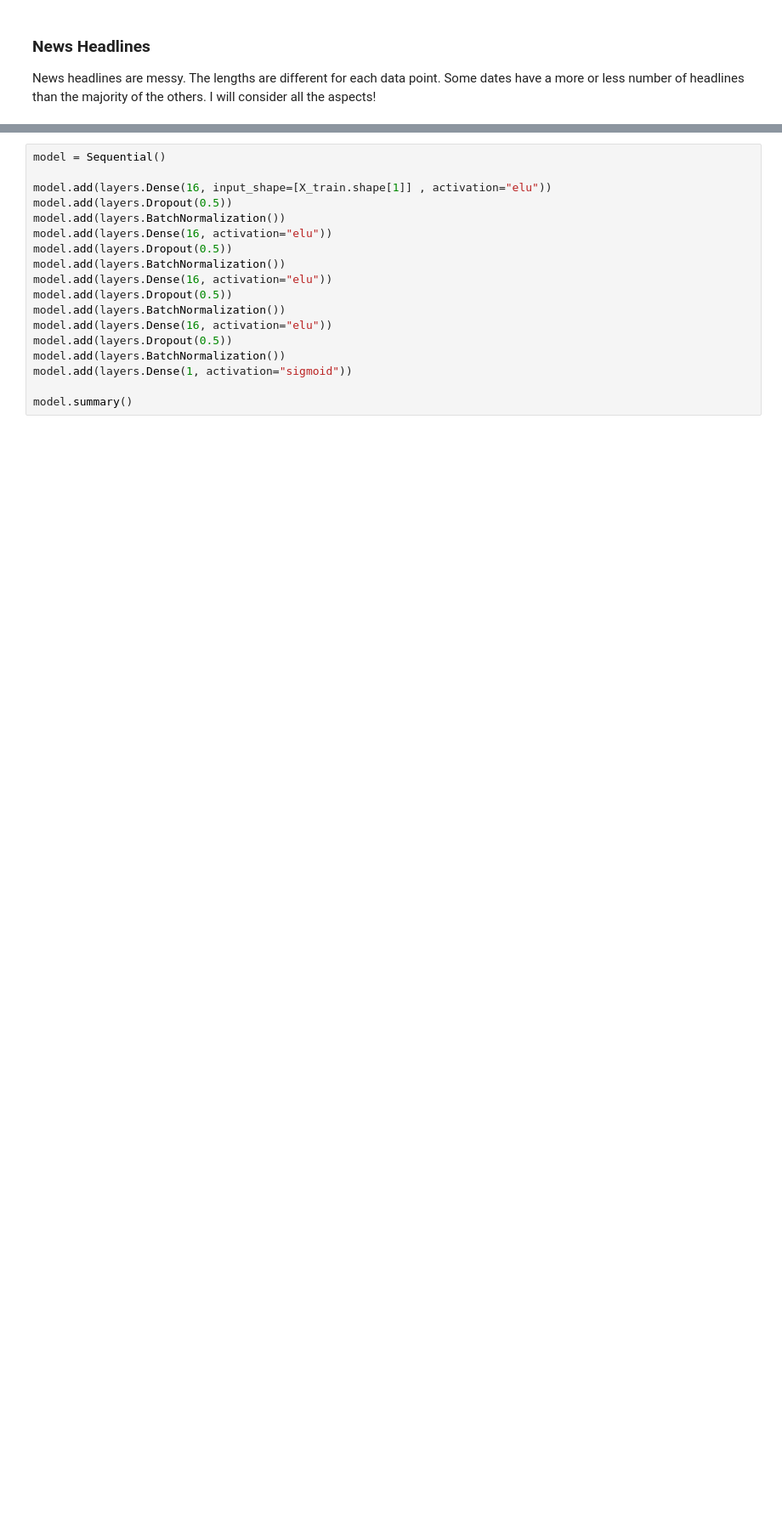
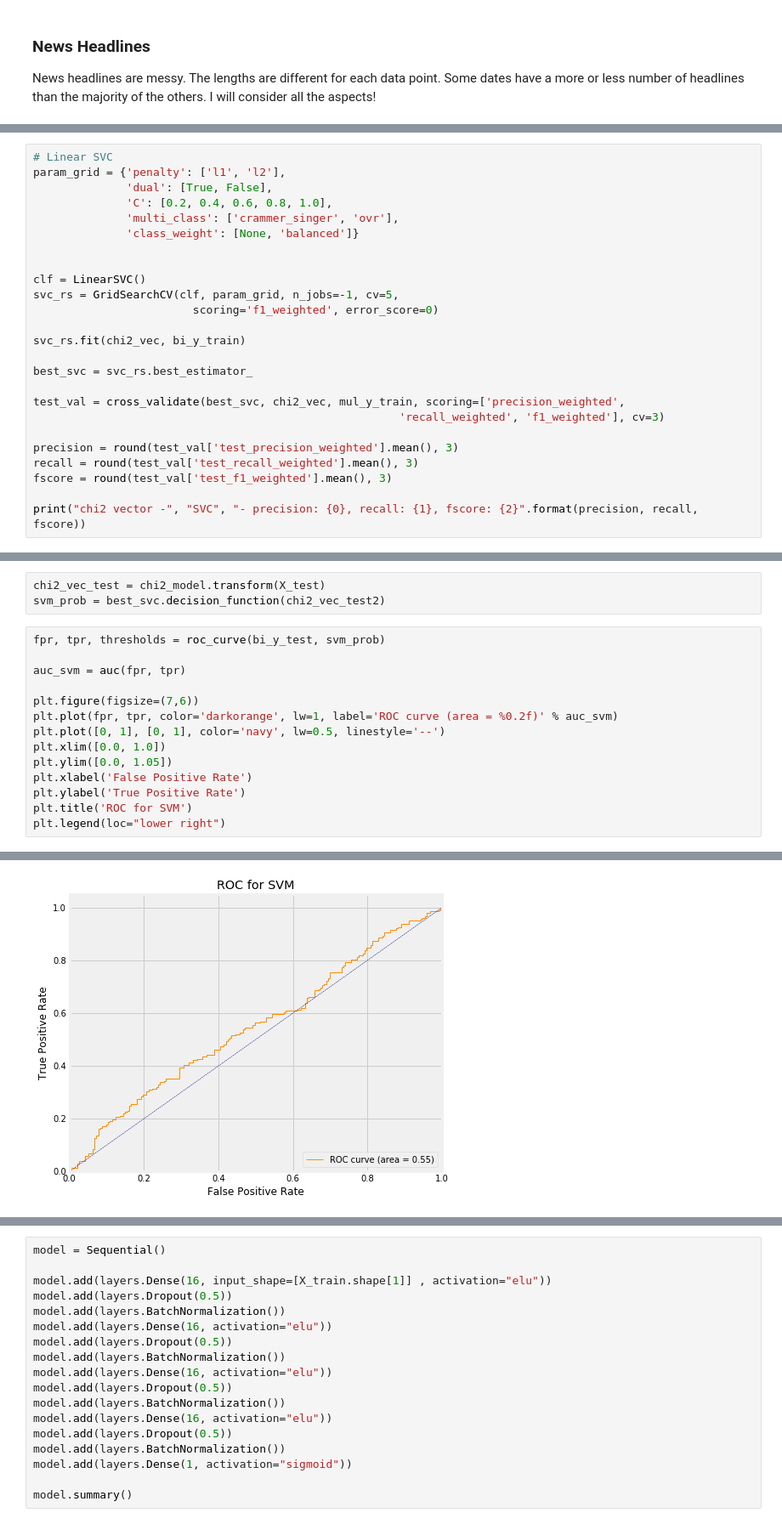
Before and after one commit to Kearlay/market_prediction, a Jupyter notebook: market_prediction_news.ipynb, the cells around one changed output, grey strips where cells are left out. Shown: that part at 85% size. Saved outputs shown, nothing was run; the diff lists cells and outputs as text; blank space fills up the shorter version.

```diff
--- a/market_prediction_news.ipynb
+++ b/market_prediction_news.ipynb
@@ -361,0 +399,25 @@ plt.show()
+# %%
+# Linear SVC
+param_grid = {'penalty': ['l1', 'l2'],
+              'dual': [True, False],
+              'C': [0.2, 0.4, 0.6, 0.8, 1.0],
+              'multi_class': ['crammer_singer', 'ovr'],
+              'class_weight': [None, 'balanced']}
+
+
+clf = LinearSVC()
+svc_rs = GridSearchCV(clf, param_grid, n_jobs=-1, cv=5,
+                        scoring='f1_weighted', error_score=0)
+
+svc_rs.fit(chi2_vec, bi_y_train)
+
+best_svc = svc_rs.best_estimator_
+
+test_val = cross_validate(best_svc, chi2_vec, mul_y_train, scoring=['precision_weighted',
+                                                       'recall_weighted', 'f1_weighted'], cv=3)
+
+precision = round(test_val['test_precision_weighted'].mean(), 3)
+recall = round(test_val['test_recall_weighted'].mean(), 3)
+fscore = round(test_val['test_f1_weighted'].mean(), 3)
+
+print("chi2 vector -", "SVC", "- precision: {0}, recall: {1}, fscore: {2}".format(precision, recall, fscore))
@@ -361,0 +454,18 @@ plt.show()
+# %%
+chi2_vec_test = chi2_model.transform(X_test)
+svm_prob = best_svc.decision_function(chi2_vec_test2)
+# %%
+fpr, tpr, thresholds = roc_curve(bi_y_test, svm_prob)
+
+auc_svm = auc(fpr, tpr)
+
+plt.figure(figsize=(7,6))
+plt.plot(fpr, tpr, color='darkorange', lw=1, label='ROC curve (area = %0.2f)' % auc_svm)
+plt.plot([0, 1], [0, 1], color='navy', lw=0.5, linestyle='--')
+plt.xlim([0.0, 1.0])
+plt.ylim([0.0, 1.05])
+plt.xlabel('False Positive Rate')
+plt.ylabel('True Positive Rate')
+plt.title('ROC for SVM')
+plt.legend(loc="lower right")
+# %% [output]
@@ -361,0 +473 @@ plt.show()
+[figure, added]
```
Also changed, not shown: parts of 65 cells of this notebook.
